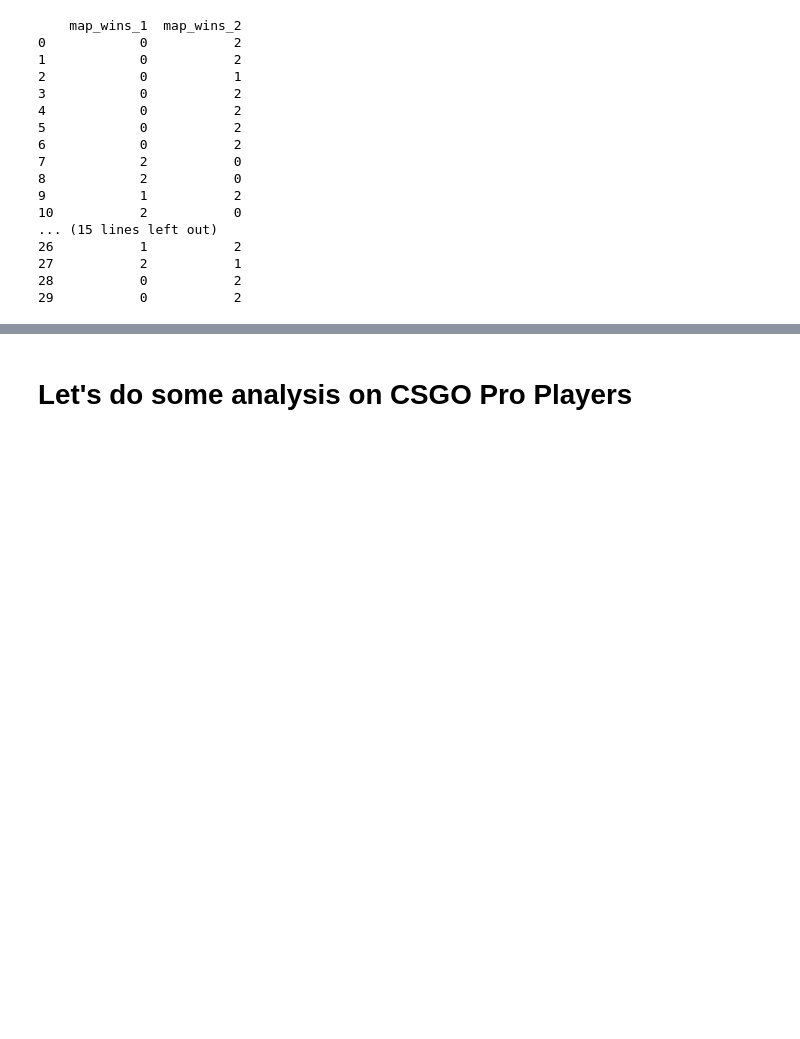
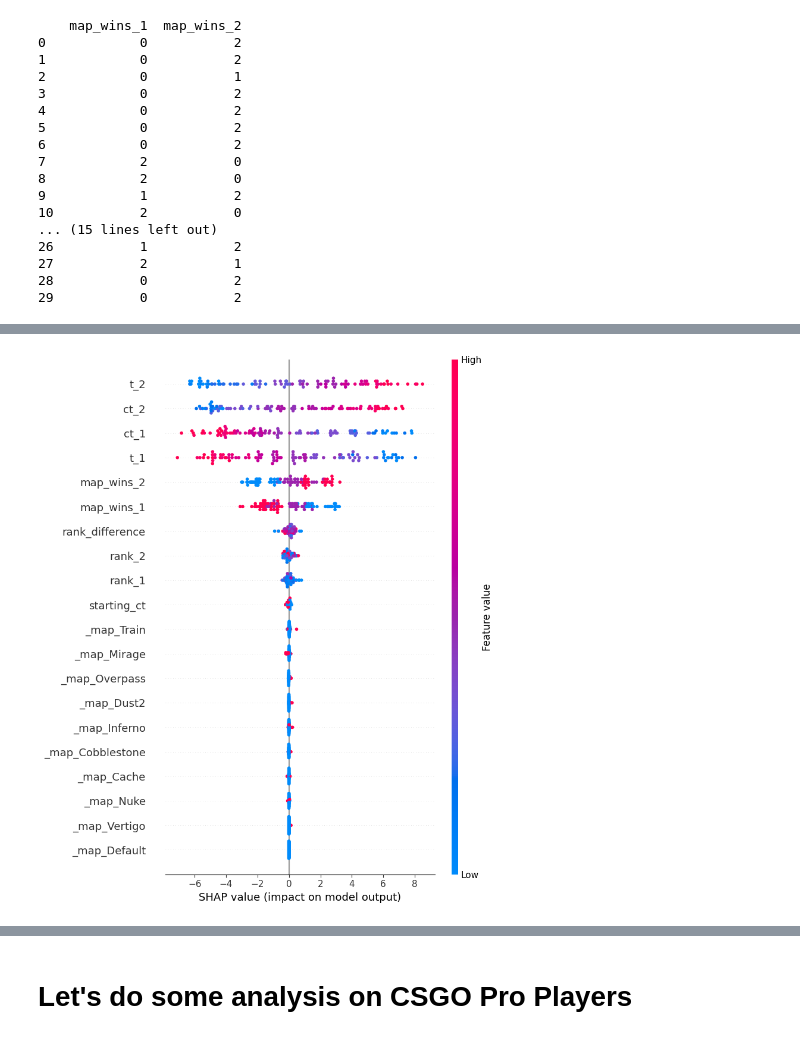
Before and after one commit to bron322/CSGOProPlayersAnalysis, a Jupyter notebook: CSGOProPlayerAnalysis.ipynb, the cells around one changed output, grey strips where cells are left out. Drawn from its saved outputs; the diff is of its cells as text; code cells hidden in the pictures; blank space fills up the shorter version.

Commit message:
Modelled ResultsDF

```diff
--- a/CSGOProPlayerAnalysis.ipynb
+++ b/CSGOProPlayerAnalysis.ipynb
@@ -464,0 +505,11 @@ print(results_df[['map_wins_1', 'map_wins_2']].head(30))
+# %%
+results_df_encoded = pd.get_dummies(results_df, columns=['_map'])
+
+columns = ["_map_Cache", "_map_Cobblestone", "_map_Default", "_map_Dust2", "_map_Inferno", "_map_Mirage", "_map_Nuke", "_map_Overpass", "_map_Train", "_map_Vertigo"]
+
+for col in columns:
+    results_df_encoded[col] = results_df_encoded[col].replace({True: 1, False: 0})
+
+
+results_df_encoded = results_df_encoded.drop(['event_id', 'match_id', 'date', 'team_1', 'team_2', 'result_1', 'result_2', 'match_winner'], axis=1)
+results_df_encoded['rank_difference'] = results_df_encoded['rank_2'] - results_df_encoded['rank_1']
@@ -464,0 +573,21 @@ print(results_df[['map_wins_1', 'map_wins_2']].head(30))
+# %%
+import pandas as pd
+from sklearn.model_selection import train_test_split
+from xgboost import XGBClassifier
+from sklearn.metrics import accuracy_score
+
+X = results_df_encoded.drop(columns=['map_winner'])
+y = results_df_encoded['map_winner']
+
+y = y.map({1: 0, 2: 1})
+
+X_train, X_test, y_train, y_test = train_test_split(X, y, test_size=0.2, random_state=42)
+
+xgb_classifier = XGBClassifier()
+
+xgb_classifier.fit(X_train, y_train)
+
+y_pred = xgb_classifier.predict(X_test)
+
+accuracy = accuracy_score(y_test, y_pred)
+print("Accuracy:", accuracy)
@@ -464,0 +619,13 @@ print(results_df[['map_wins_1', 'map_wins_2']].head(30))
+# %%
+import shap
+
+# Create SHAP explainer object
+explainer = shap.Explainer(xgb_classifier, X_train)
+
+# Calculate SHAP values for a subset of the testing data (e.g., first 100 instances)
+shap_values = explainer.shap_values(X_test.iloc[:100])
+
+# Visualize the explanations
+shap.summary_plot(shap_values, X_test.iloc[:100])
+# %% [output]
+[figure, added]
```
Also changed, not shown: parts of 10 cells of this notebook.
